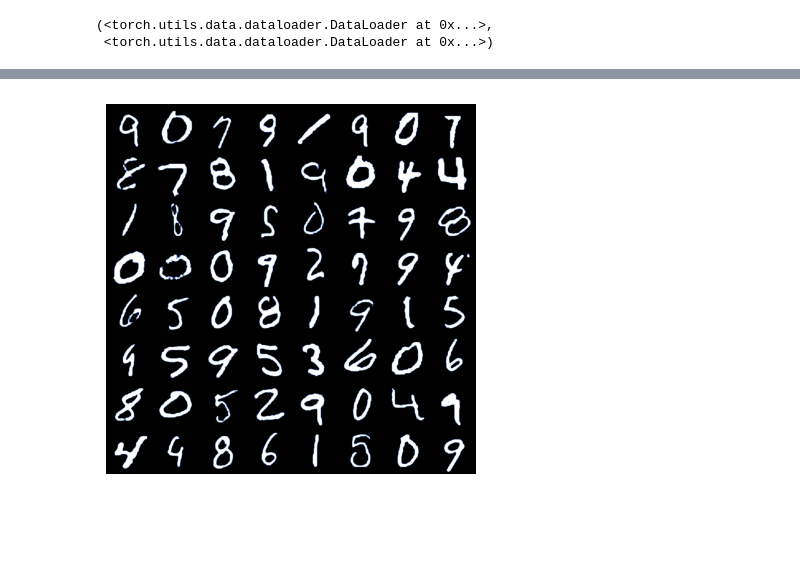
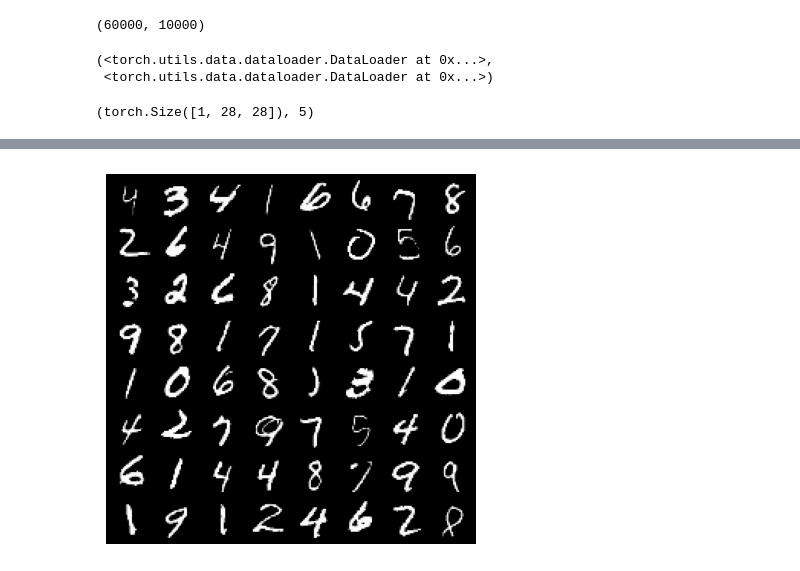
Before and after one commit to Knightler/PyTorch, a Jupyter notebook: mnist_pratice01.ipynb, the cells around one changed output, grey strips where cells are left out. Drawn from its saved outputs; the diff is of its cells as text; code cells hidden in the pictures; blank space fills up the shorter version.

```diff
--- a/mnist_pratice01.ipynb
+++ b/mnist_pratice01.ipynb
@@ -33,20 +39,36 @@ transform = transforms.Compose([
+# %%
+transform = transforms.Compose([
+    transforms.ToTensor(),
+    transforms.Normalize((0.5,), (0.5,))
+])
 # %%
 train_dataset = datasets.MNIST(root="./data", train=True, download=True, transform=transform)
 test_dataset = datasets.MNIST(root="./data", train=False, download=True, transform=transform)
+
+len(train_dataset), len(test_dataset)
+# %% [output]
+(60000, 10000)
 # %%
 train_dataloader = DataLoader(train_dataset, batch_size=64, shuffle=True)
 test_dataloader = DataLoader(test_dataset, batch_size=64, shuffle=False)
+
+train_dataloader, test_dataloader
+# %% [output]
+(<torch.utils.data.dataloader.DataLoader at 0x...>,
+ <torch.utils.data.dataloader.DataLoader at 0x...>)
-# %%
-train_dataloader, test_dataloader
-# %% [output]
-(<torch.utils.data.dataloader.DataLoader at 0x...>,
- <torch.utils.data.dataloader.DataLoader at 0x...>)
 # %%
 images, labels = next(iter(train_dataloader))
+
+image, label = train_dataset[0]
+image.shape, label
+# %% [output]
+(torch.Size([1, 28, 28]), 5)
 # %%
+torch.manual_seed(42)
+
 img_grid = torchvision.utils.make_grid(images[:64], nrow=8)
 
-npimg = img_grid.numpy()
+npimg = img_grid.cpu().numpy()
 
 plt.imshow(np.transpose(npimg, (1, 2, 0)))
 plt.axis(False)
@@ -56 +78 @@ WARNING:matplotlib.image:Clipping input data to the valid range for imshow with
-[figure, old version]
+[figure, new version]
```
Also changed, not shown: parts of 9 cells of this notebook.
